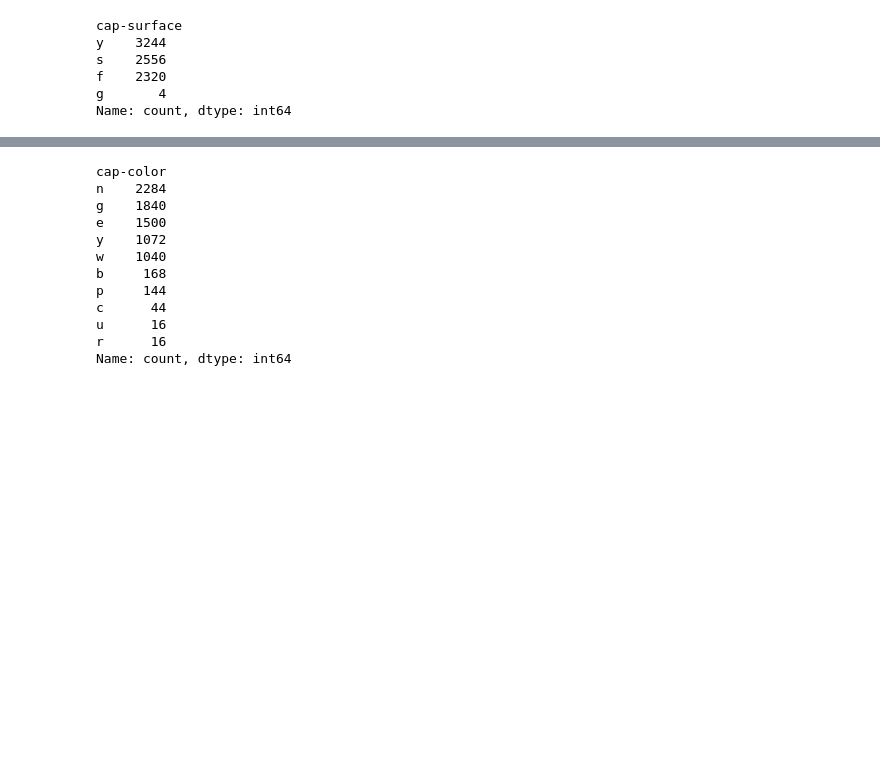
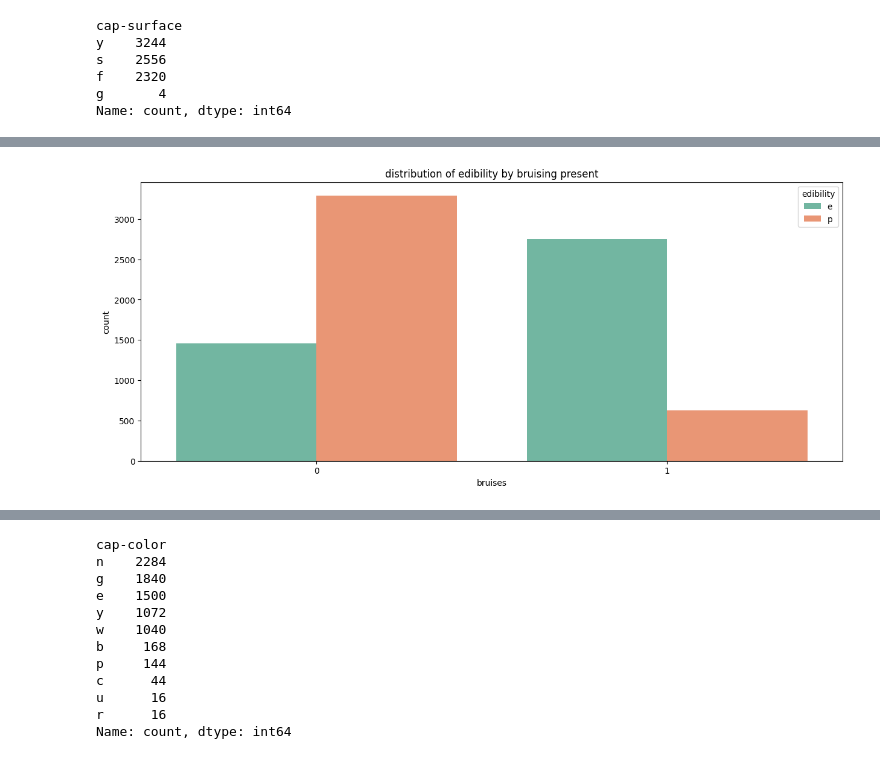
Before and after one commit to thapa-sabin/westcliff_tech405, a Jupyter notebook: W2/Classifying Poisonous Mushrooms.ipynb, the cells around one changed output, grey strips where cells are left out. Cells and saved outputs as stored; diff of their text form; code cells hidden in the pictures; blank space fills up the shorter version.

```diff
--- a/W2/Classifying Poisonous Mushrooms.ipynb
+++ b/W2/Classifying Poisonous Mushrooms.ipynb
@@ -148,0 +162,2 @@ Text(0.5, 1.0, 'distribution of edibility by mushroom cap color')
+# %%
+df1['bruises'].replace({'f': 0, 't' : 1}, inplace=True)
@@ -148,0 +171,9 @@ Text(0.5, 1.0, 'distribution of edibility by mushroom cap color')
+# %%
+#Distribution of edibility by bruising present
+plt.figure(figsize=(15,6))
+sns.countplot(hue=df1['edibility'],x=df1['bruises'], palette='Set2')
+plt.title('distribution of edibility by bruising present')
+plt.savefig('./3.png')
+plt.show()
+# %% [output]
+[figure, added]
```
Also changed, not shown: parts of 24 cells of this notebook.
